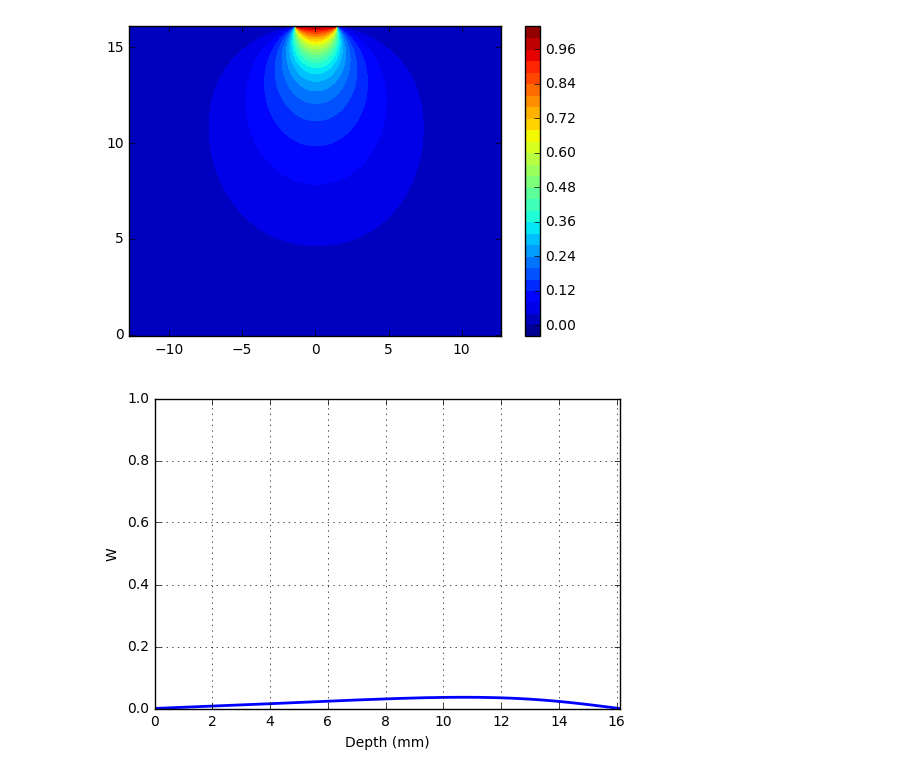
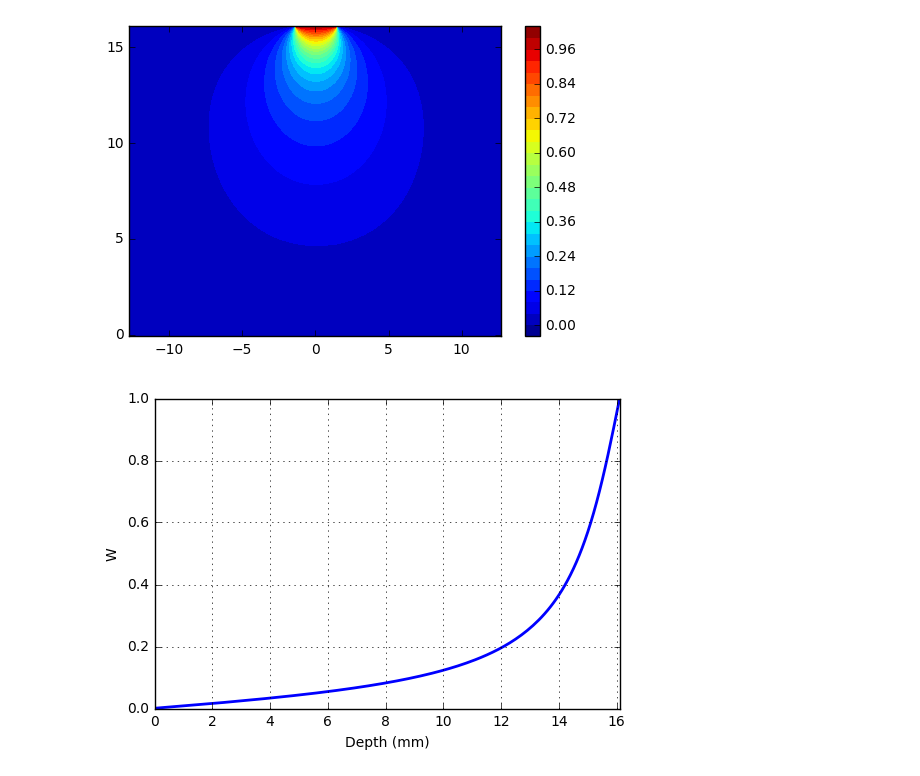
Before and after one commit to lbl-anp/GammaRayTrackingSchool_2018, a Jupyter notebook: SimpleWPGen_Strip.ipynb, the cells around one changed output. Drawn from its saved outputs; the diff is of its cells as text; code cells hidden in the pictures.

```diff
--- a/SimpleWPGen_Strip.ipynb
+++ b/SimpleWPGen_Strip.ipynb
@@ -134,16 +135,16 @@ plt.colorbar()
 [figure]
 # %%
 # take a slice through the WP
-x_slice = 50
+x_slice = 125
 Vslice = V[x_slice,:]
 
 
 plt.plot(y_range, Vslice, 'b-',linewidth=2)
 plt.grid("on")
 plt.xlabel("Depth (mm)")
 plt.ylabel("W")
 plt.xlim(0, 16.1)
 plt.ylim(0, 1)
 plt.show()
 # %% [output]
-[figure, old version]
+[figure, new version]
```
Also changed, not shown: parts of 2 cells of this notebook.
